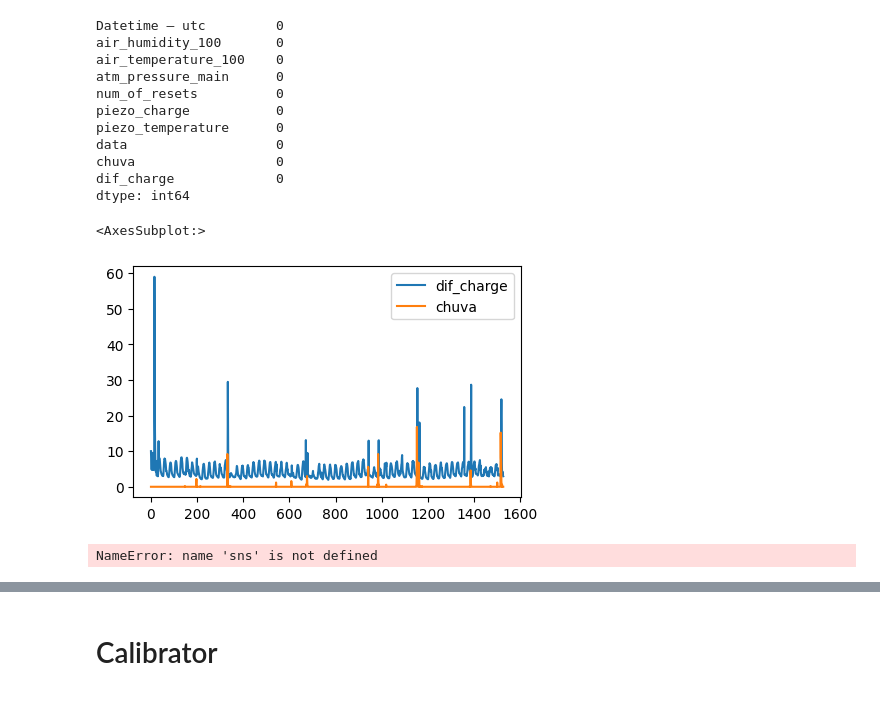
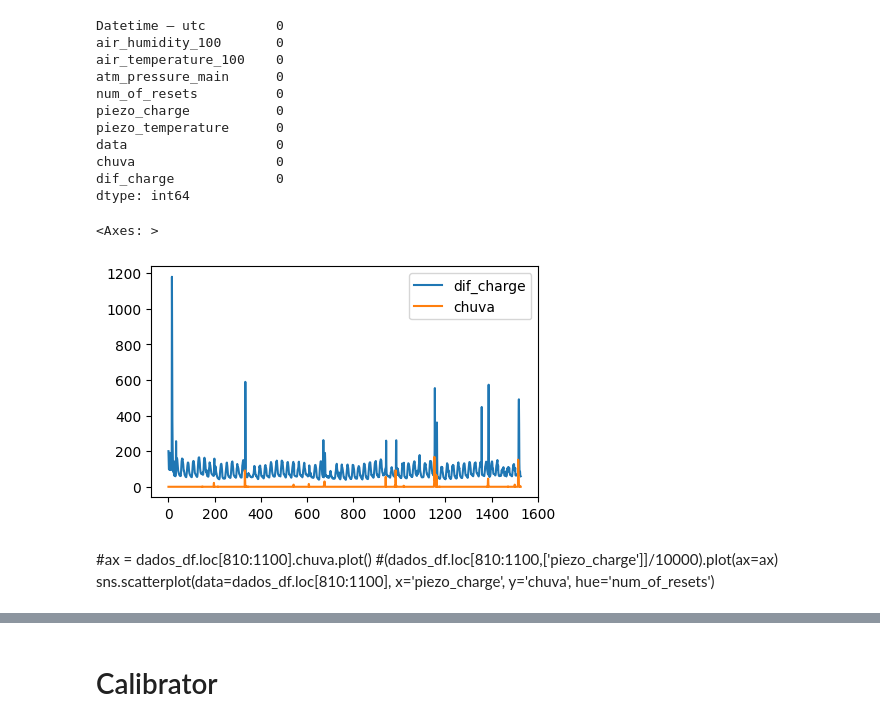
Before and after one commit to FollowingTheRabbit/Rain, a Jupyter notebook: src/analyse.ipynb, the cells around one changed output, grey strips where cells are left out. Drawn from its saved outputs; the diff is of its cells as text; code cells hidden in the pictures.

```diff
--- a/src/analyse.ipynb
+++ b/src/analyse.ipynb
@@ -37,7 +38,7 @@ piezo_charge           0
 piezo_temperature      0
 dtype: int64
 # %%
-sensor_df['data'] = pd.to_datetime(sensor_df['Datetime – utc'])
+sensor_df['data'] = pd.to_datetime(sensor_df['Datetime – utc'], format='mixed')
 # %%
 sensor_df['data'] = sensor_df.data.astype(str).str.split('+',expand=True)[0]
 # %%
@@ -124,25 +132,23 @@ dtype: int64
 # %%
 fig, ax = plt.subplots(figsize=(5,3))
 #plt.subplot(121)
-(dados_df[['dif_charge']]/20).plot(ax=ax)
+(dados_df[['dif_charge']]).plot(ax=ax)
 #dados_df[['piezo_temperature']].plot(ax=ax)
 #dados_df[['air_temperature_100']].plot(ax=ax)
 
 #plt.subplot(122)
-(dados_df[['chuva']]).plot(ax=ax)
+(dados_df[['chuva']]*10).plot(ax=ax)
 #(dados_df[['piezo_charge']]/10000).plot(ax=ax2)
 #dados_df[['num_of_resets']].plot(ax=ax2)
 
 
 #ax = plt.hist(sensor_df.piezo_charge)
 # %% [output]
-<AxesSubplot:>
+<Axes: >
-[figure, old version]
+[figure, new version]
-# %%
-#ax = dados_df.loc[810:1100].chuva.plot()
-#(dados_df.loc[810:1100,['piezo_charge']]/10000).plot(ax=ax)
-sns.scatterplot(data=dados_df.loc[810:1100], x='piezo_charge', y='chuva', hue='num_of_resets')
-# %% [output]
-NameError: name 'sns' is not defined
+# %% [markdown]
+#ax = dados_df.loc[810:1100].chuva.plot()
+#(dados_df.loc[810:1100,['piezo_charge']]/10000).plot(ax=ax)
+sns.scatterplot(data=dados_df.loc[810:1100], x='piezo_charge', y='chuva', hue='num_of_resets')
 # %%
 dados_df[['piezo_temperature','air_temperature_100']]
```
Also changed, not shown: parts of 62 cells of this notebook.
